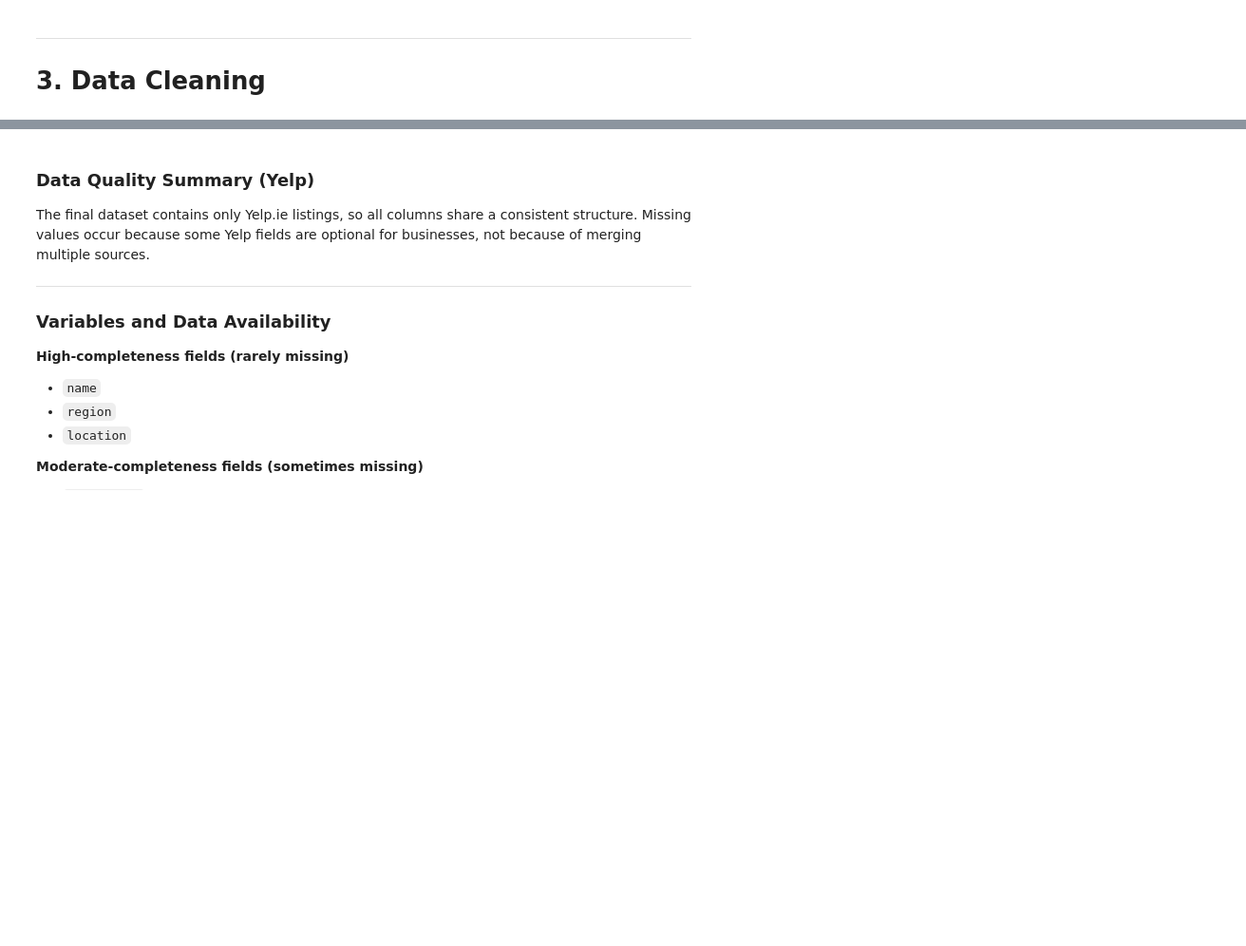
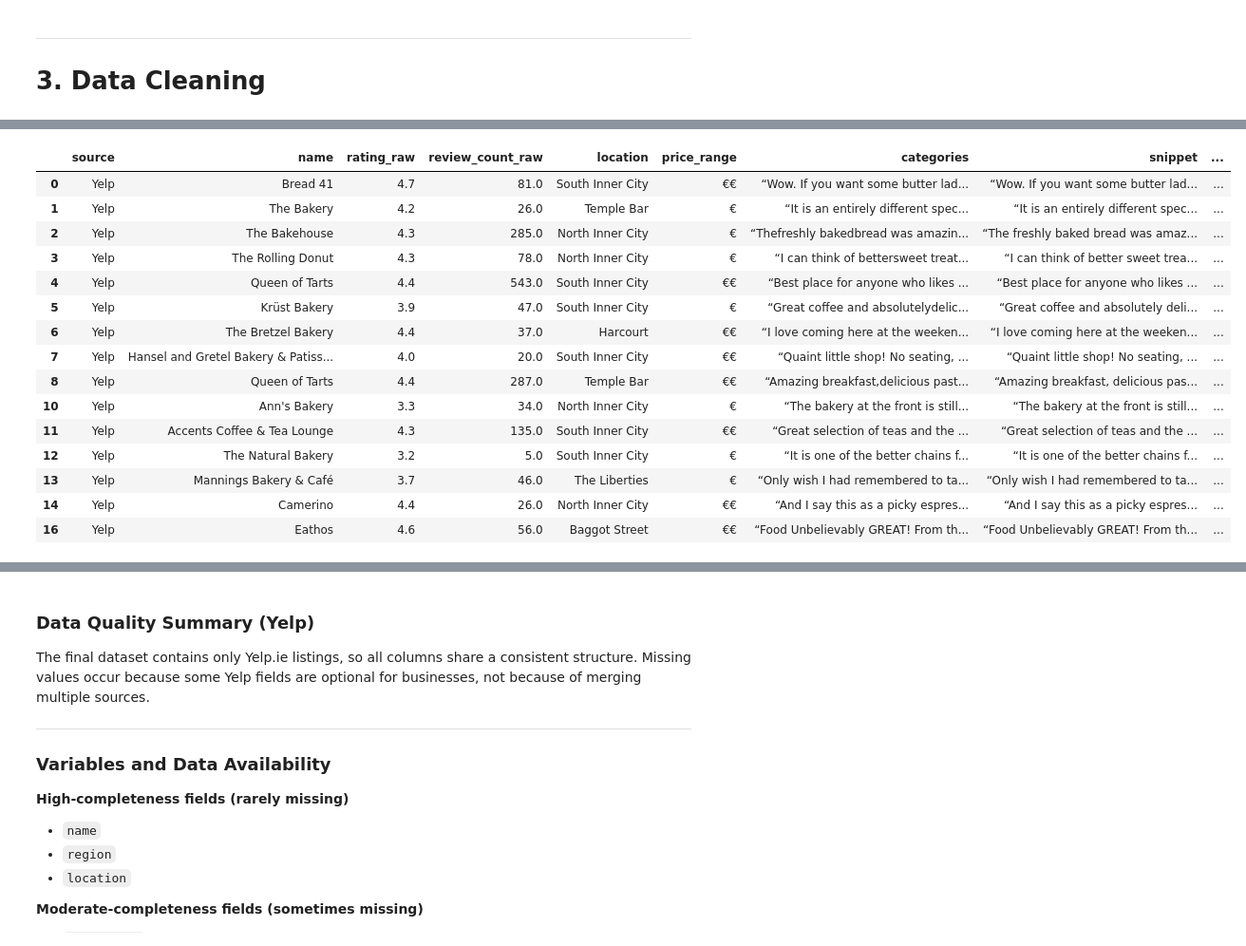
Before and after one commit to vialsiu/irish-bakery-data-science-project, a Jupyter notebook: notebooks/DataAnalysis.ipynb, the cells around one changed output, grey strips where cells are left out. Shown: that part at 95% size. Saved outputs shown, nothing was run; the diff lists cells and outputs as text; code cells hidden in the pictures; blank space fills up the shorter version.

```diff
--- a/notebooks/DataAnalysis.ipynb
+++ b/notebooks/DataAnalysis.ipynb
@@ -26,0 +93,56 @@ The dataset contains approximately ~1519 bakery listings depending on scrape lim
+# %%
+bakery_keywords = {
+    "bakery", "bakeries", "bread", "pastry", "pastries", "cake", "cakes",
+    "coffee", "tea", "cafe", "café", "donut", "donuts", "patisserie",
+    "dessert", "sweets", "cupcake", "brownie", "sandwich", "croissant"
+}
+
+def extract_categories_from_snippet(text):
+    if not isinstance(text, str):
+        return None
+    text = text.lower()
+    matches = [word for word in bakery_keywords if word in text]
+    if matches:
+        return ", ".join(sorted(set(matches)))
+    else:
+        return "bakery"   # fallback category
+
+# Create new category column
+df['categories_fixed'] = df['snippet'].apply(extract_categories_from_snippet)
+
+# Category count
+df['category_count'] = df['categories_fixed'].apply(
+    lambda x: len(x.split(", ")) if isinstance(x, str) else 0
+)
+# %%
+# Drop rows missing essential modelling variables
+df = df.dropna(subset=['rating_raw', 'review_count_raw', 'price_encoded'])
+
+# One-hot encode regions
+df = pd.get_dummies(df, columns=['region'], drop_first=True)
+# %%
+# -------------------------------------------
+# Preview ALL columns after cleaning
+# -------------------------------------------
+
+pd.set_option('display.max_columns', None)   # show all columns
+pd.set_option('display.max_colwidth', None)  # show full text (optional)
+
+df.head(15)  # show first 15 rows for better inspection
+# %% [output]
+|  | source | name | rating_raw | review_count_raw | location | price_range | categories | snippet | ... |
+| 0 | Yelp | Bread 41 | 4.7 | 81.0 | South Inner City | €€ | “Wow. If you want some butter lad... | “Wow. If you want some butter lad... | ... |
+| 1 | Yelp | The Bakery | 4.2 | 26.0 | Temple Bar | € | “It is an entirely different spec... | “It is an entirely different spec... | ... |
+| 2 | Yelp | The Bakehouse | 4.3 | 285.0 | North Inner City | € | “Thefreshly bakedbread was amazin... | “The freshly baked bread was amaz... | ... |
+| 3 | Yelp | The Rolling Donut | 4.3 | 78.0 | North Inner City | € | “I can think of bettersweet treat... | “I can think of better sweet trea... | ... |
+| 4 | Yelp | Queen of Tarts | 4.4 | 543.0 | South Inner City | €€ | “Best place for anyone who likes ... | “Best place for anyone who likes ... | ... |
+| 5 | Yelp | Krüst Bakery | 3.9 | 47.0 | South Inner City | € | “Great coffee and absolutelydelic... | “Great coffee and absolutely deli... | ... |
+| 6 | Yelp | The Bretzel Bakery | 4.4 | 37.0 | Harcourt | €€ | “I love coming here at the weeken... | “I love coming here at the weeken... | ... |
+| 7 | Yelp | Hansel and Gretel Bakery & Patiss... | 4.0 | 20.0 | South Inner City | €€ | “Quaint little shop! No seating, ... | “Quaint little shop! No seating, ... | ... |
+| 8 | Yelp | Queen of Tarts | 4.4 | 287.0 | Temple Bar | €€ | “Amazing breakfast,delicious past... | “Amazing breakfast, delicious pas... | ... |
+| 10 | Yelp | Ann's Bakery | 3.3 | 34.0 | North Inner City | € | “The bakery at the front is still... | “The bakery at the front is still... | ... |
+| 11 | Yelp | Accents Coffee & Tea Lounge | 4.3 | 135.0 | South Inner City | €€ | “Great selection of teas and the ... | “Great selection of teas and the ... | ... |
+| 12 | Yelp | The Natural Bakery | 3.2 | 5.0 | South Inner City | € | “It is one of the better chains f... | “It is one of the better chains f... | ... |
+| 13 | Yelp | Mannings Bakery & Café | 3.7 | 46.0 | The Liberties | € | “Only wish I had remembered to ta... | “Only wish I had remembered to ta... | ... |
+| 14 | Yelp | Camerino | 4.4 | 26.0 | North Inner City | €€ | “And I say this as a picky espres... | “And I say this as a picky espres... | ... |
+| 16 | Yelp | Eathos | 4.6 | 56.0 | Baggot Street | €€ | “Food Unbelievably GREAT! From th... | “Food Unbelievably GREAT! From th... | ... |
```
Also changed, not shown: parts of 5 cells of this notebook, 1 other file.
